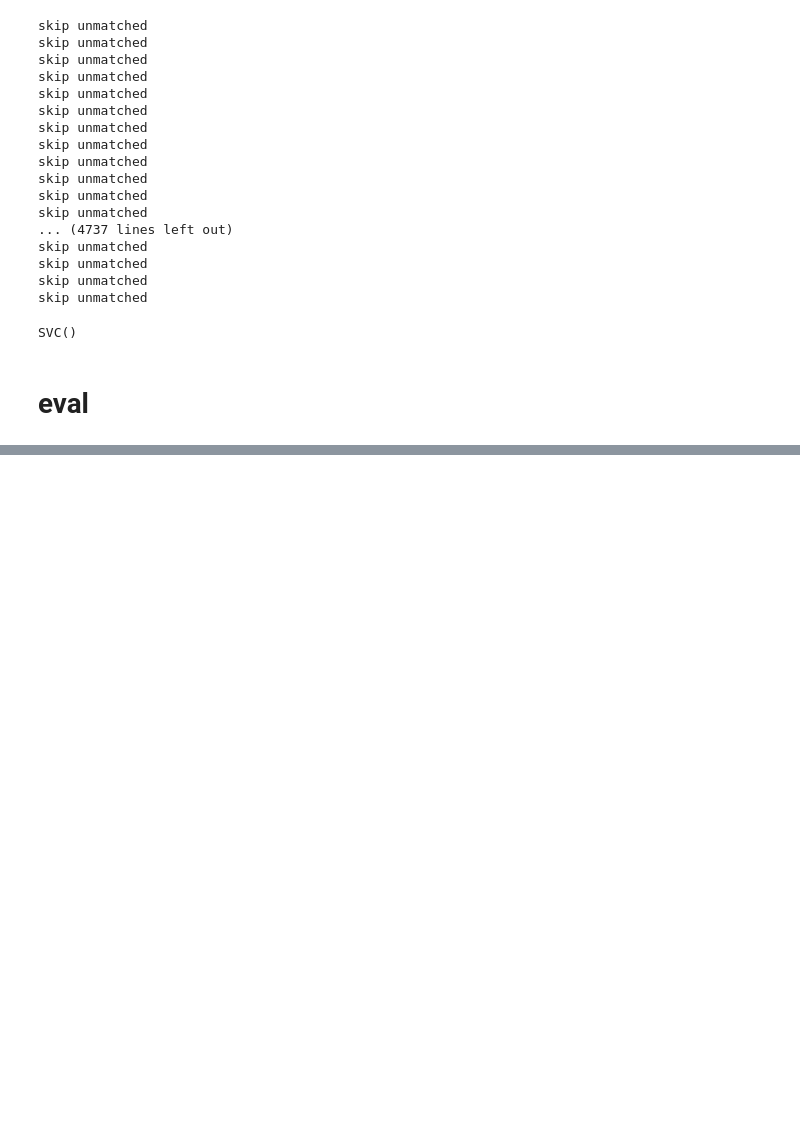
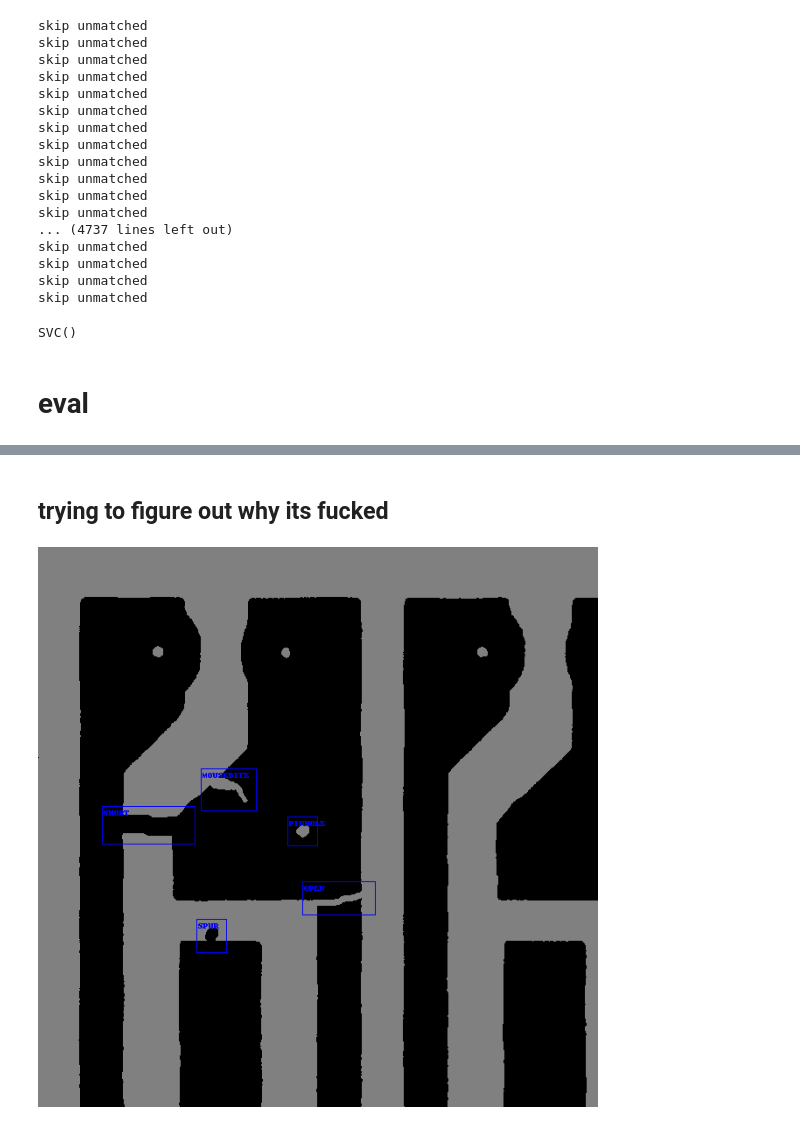
Before and after one commit to barzamin/cs639-ariadne, a Jupyter notebook: notebooks/cv train.ipynb, the cells around one changed output, grey strips where cells are left out. Saved outputs shown, nothing was run; the diff lists cells and outputs as text; code cells hidden in the pictures; blank space fills up the shorter version.

```diff
--- a/notebooks/cv train.ipynb
+++ b/notebooks/cv train.ipynb
@@ -252,0 +255,9 @@ MeanAveragePrecision()
+# %% [markdown]
+## trying to figure out why its fucked
+# %%
+# grab a specific pair
+tmpl_image, obsv_image, target = next(iter(data_loader_test))
+# %%
+show_results(torch.tensor(obsv_image).unsqueeze(0).repeat((3,1,1)), target, colors='blue')
+# %% [output]
+[figure, added]
```
Also changed, not shown: parts of 10 cells of this notebook, 1 other file.
